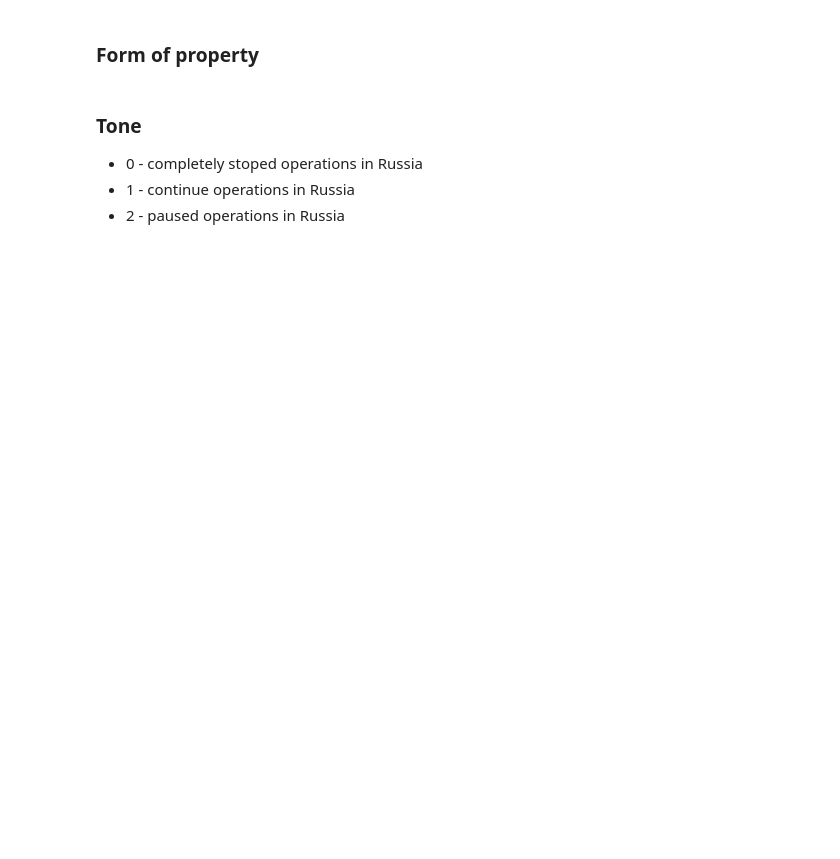
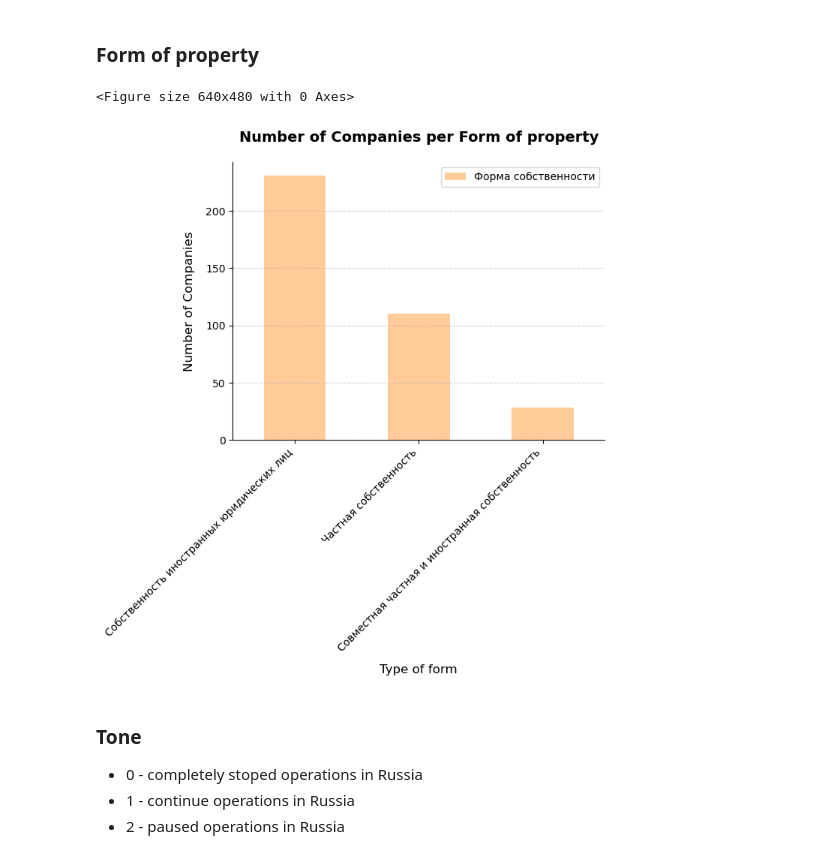
Before and after one commit to suchkow/companies-left-russia, a Jupyter notebook: Dasha/Code with Prediction model-2.ipynb, the cells around one changed output. Cells and saved outputs as stored; diff of their text form; code cells hidden in the pictures; blank space fills up the shorter version.

```diff
--- a/Dasha/Code with Prediction model-2.ipynb
+++ b/Dasha/Code with Prediction model-2.ipynb
@@ -789,35 +998,38 @@ plt.show()
 # %%
 df_form2 = database3['Форма собственности'].value_counts().head(5)
 df_form2 = df_form2.to_frame().reset_index()
-df_form2
+df_form2 = df_form2.head(3)
 # %%
 # Increase the figure size and adjust the spacing
-plt.figure(figsize=(10, 5))
+#plt.figure(figsize=(3, 2))
 plt.subplots_adjust(left=0.1, right=0.9, top=0.9, bottom=0.1)
 
 # Plot the bar chart
 df_form2.plot(kind='bar', x='index', y='Форма собственности', color='#ffcc99')
 
 # Set the labels and title
 plt.xlabel('Type of form', fontsize=12, labelpad=10)
 plt.ylabel('Number of Companies', fontsize=12, labelpad=10)
 plt.title('Number of Companies per Form of property', fontsize=14, fontweight='bold', pad=20)
 
 # Adjust the font size and rotation of the x-axis labels
 plt.xticks(fontsize=10, rotation=45, ha='right')
 
 # Adjust the font size of the y-axis labels
 plt.yticks(fontsize=10)
 
 # Remove the top and right spines
 plt.gca().spines['top'].set_visible(False)
 plt.gca().spines['right'].set_visible(False)
 
 # Add grid lines to the plot
 plt.grid(axis='y', linestyle='--', alpha=0.5)
 
 # Show the plot
 plt.show()
+# %% [output]
+<Figure size 640x480 with 0 Axes>
+[figure, added]
 # %% [markdown]
 ### Tone
 * 0 - completely stoped operations in Russia
```
Also changed, not shown: parts of 56 cells of this notebook.
